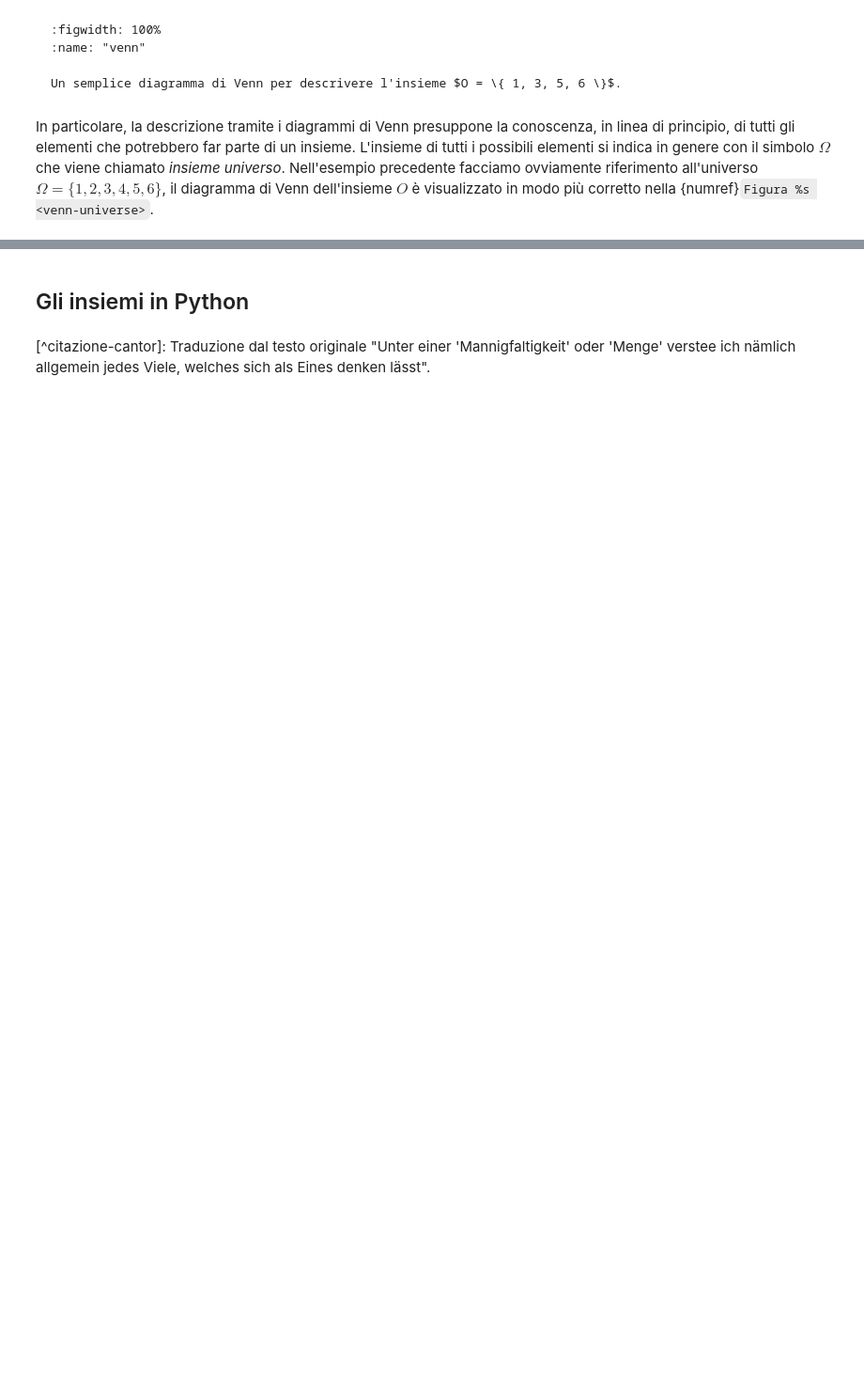
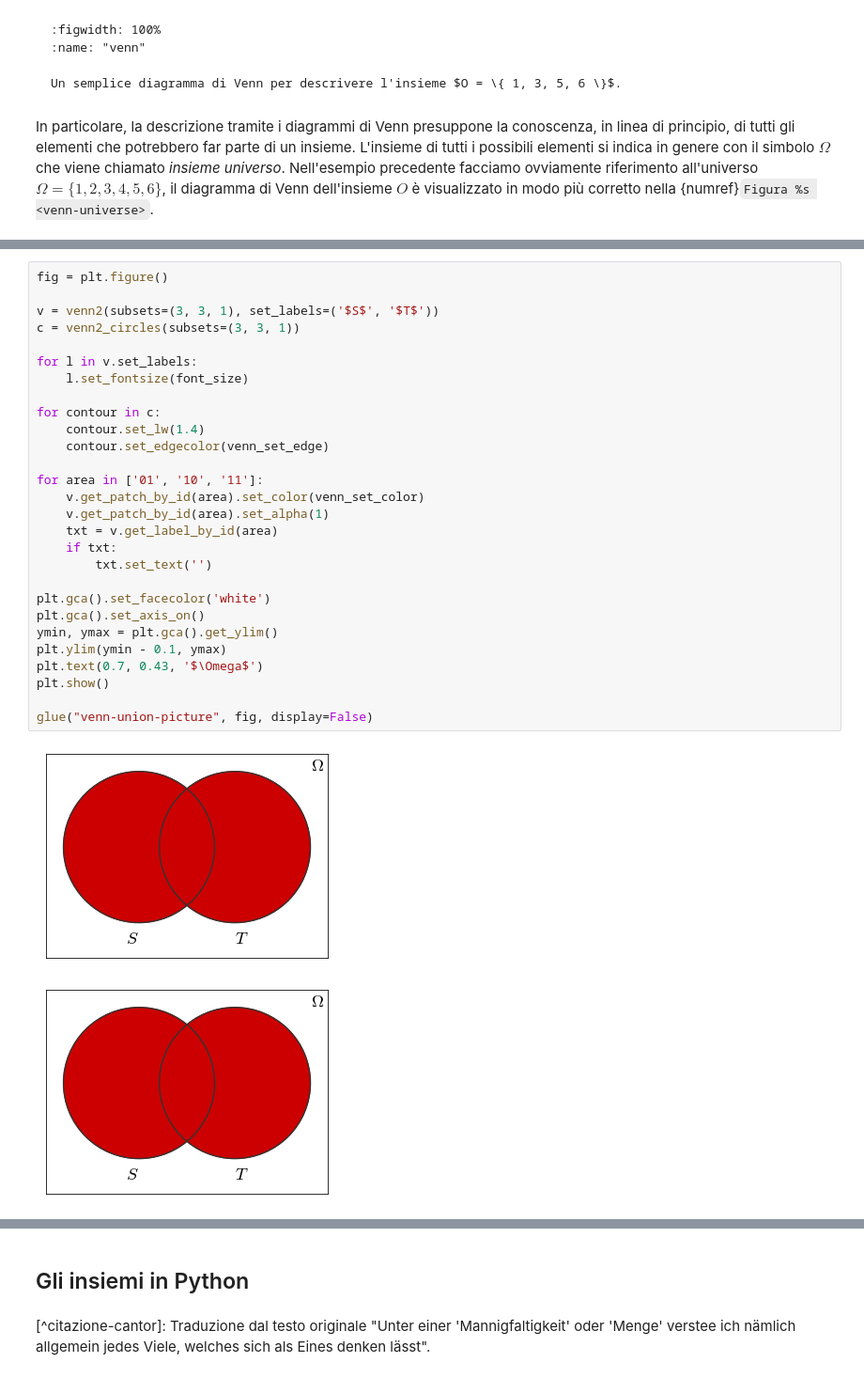
Before and after one commit to dariomalchiodi/sds, a Jupyter notebook: _sources/p3-CP/c2-teoria-insiemi/teoria-insiemi.ipynb, the cells around one changed output, grey strips where cells are left out. Shown at 94% size. Drawn from its saved outputs; the diff is of its cells as text; blank space fills up the shorter version.

```diff
--- a/_sources/p3-CP/c2-teoria-insiemi/teoria-insiemi.ipynb
+++ b/_sources/p3-CP/c2-teoria-insiemi/teoria-insiemi.ipynb
@@ -195,0 +219,31 @@ FIGURA
+# %%
+fig = plt.figure()
+
+v = venn2(subsets=(3, 3, 1), set_labels=('$S$', '$T$'))
+c = venn2_circles(subsets=(3, 3, 1))
+
+for l in v.set_labels:
+    l.set_fontsize(font_size)
+
+for contour in c:
+    contour.set_lw(1.4)
+    contour.set_edgecolor(venn_set_edge)
+
+for area in ['01', '10', '11']:
+    v.get_patch_by_id(area).set_color(venn_set_color)
+    v.get_patch_by_id(area).set_alpha(1)
+    txt = v.get_label_by_id(area)
+    if txt:
+        txt.set_text('')
+
+plt.gca().set_facecolor('white')
+plt.gca().set_axis_on()
+ymin, ymax = plt.gca().get_ylim()
+plt.ylim(ymin - 0.1, ymax)
+plt.text(0.7, 0.43, '$\Omega$')
+plt.show()
+
+glue("venn-union-picture", fig, display=False)
+# %% [output]
+[figure, added]
+[figure, added]
```
Also changed, not shown: parts of 28 cells of this notebook, 29 other files.
